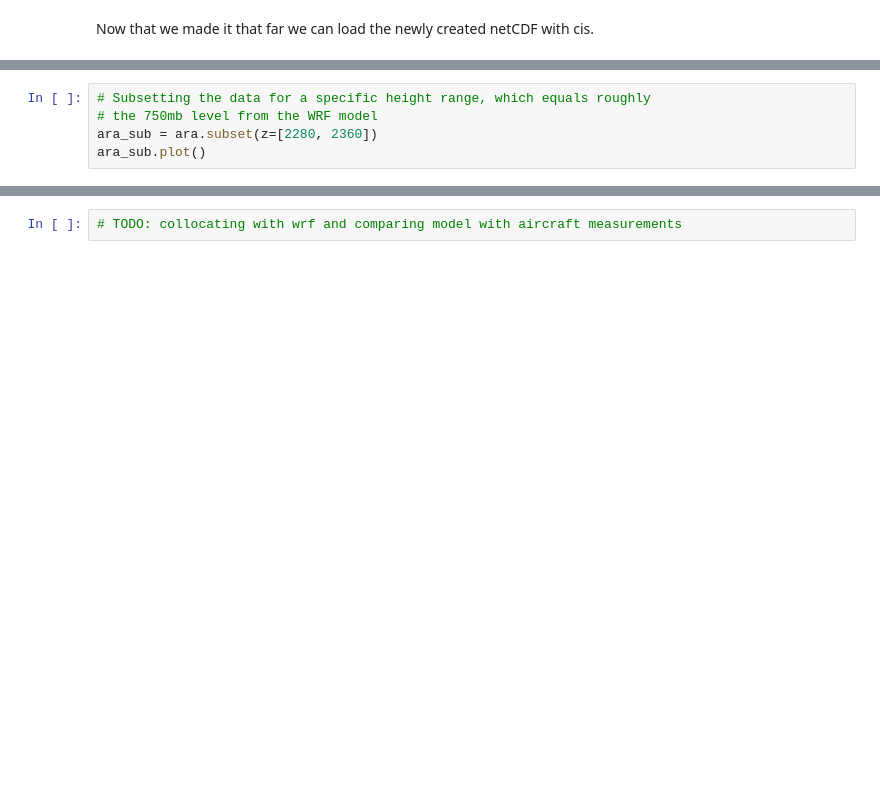
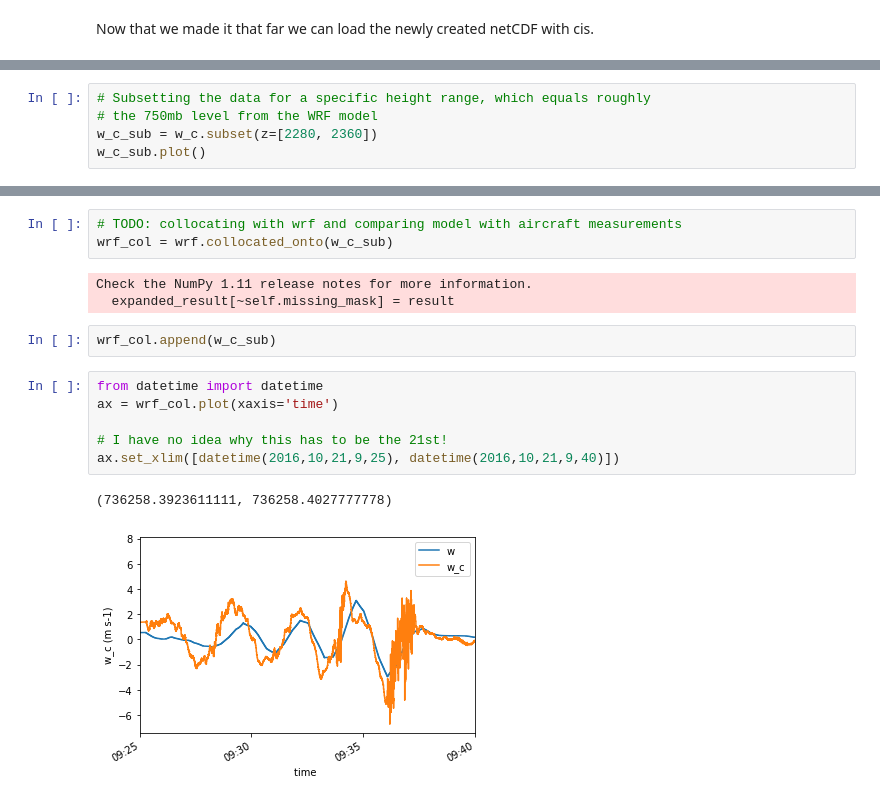
Before and after one commit to duncanwp/cis_workshops, a Jupyter notebook: MetOffice/FAAM_case_studies/cis_example_b988.ipynb, the cells around one changed output, grey strips where cells are left out. Cells and saved outputs as stored; diff of their text form; blank space fills up the shorter version.

```diff
--- a/MetOffice/FAAM_case_studies/cis_example_b988.ipynb
+++ b/MetOffice/FAAM_case_studies/cis_example_b988.ipynb
@@ -153,7 +133,7 @@ ara.plot()
 # %%
 # Subsetting the data for a specific height range, which equals roughly
 # the 750mb level from the WRF model
-ara_sub = ara.subset(z=[2280, 2360])
-ara_sub.plot()
+w_c_sub = w_c.subset(z=[2280, 2360])
+w_c_sub.plot()
 # %% [output]
 <cartopy.mpl.geoaxes.GeoAxesSubplot at 0x...>
@@ -167,3 +147,18 @@ ax.grid(True)
 [figure]
 # %%
 # TODO: collocating with wrf and comparing model with aircraft measurements
+wrf_col = wrf.collocated_onto(w_c_sub)
+# %% [output]
+Check the NumPy 1.11 release notes for more information.
+  expanded_result[~self.missing_mask] = result
+# %%
+wrf_col.append(w_c_sub)
+# %%
+from datetime import datetime
+ax = wrf_col.plot(xaxis='time')
+
+# I have no idea why this has to be the 21st!
+ax.set_xlim([datetime(2016,10,21,9,25), datetime(2016,10,21,9,40)])
+# %% [output]
+(736258.3923611111, 736258.4027777778)
+[figure, added]
```
Also changed, not shown: parts of 18 cells of this notebook, 2 other files.
